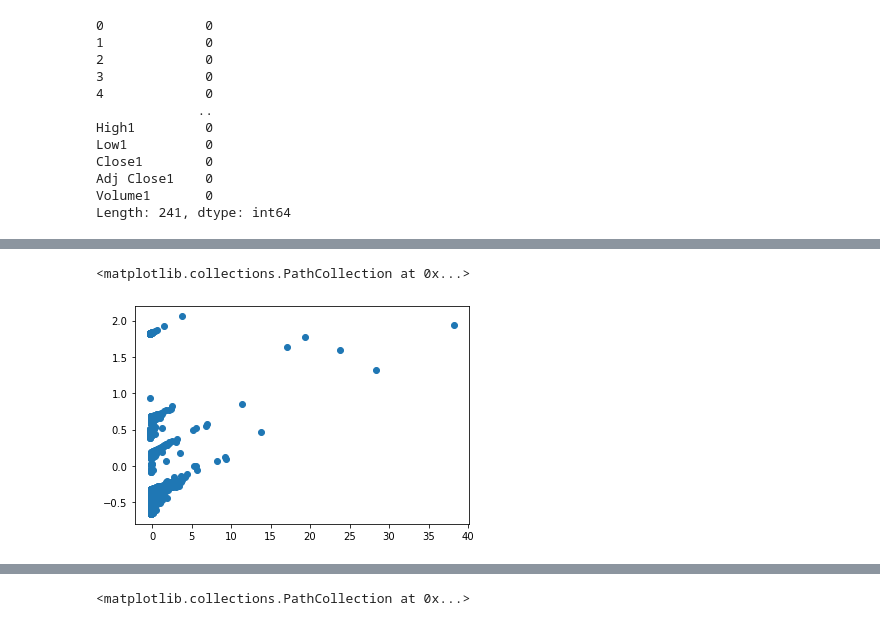
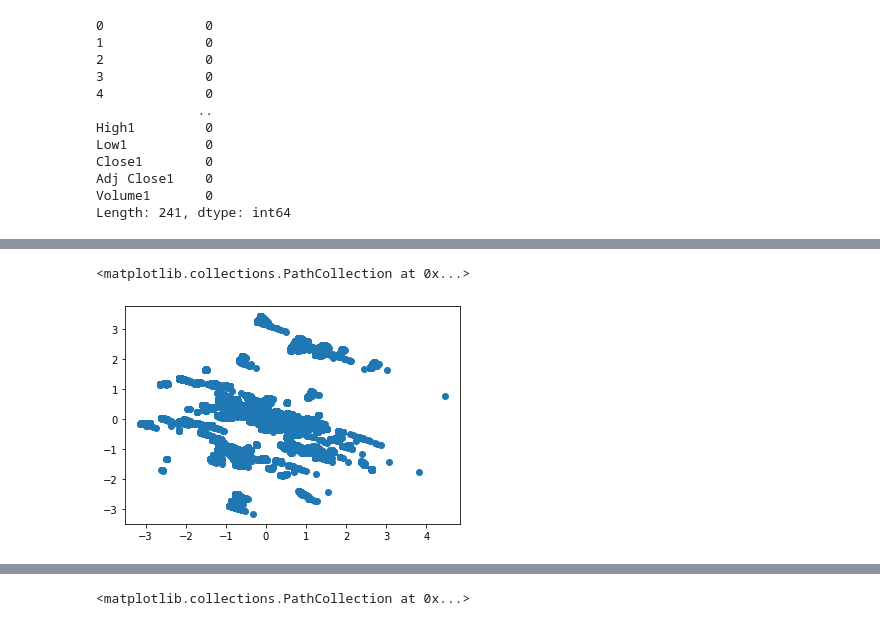
Before and after one commit to UrsulaAlcantara/IASProjet, a Jupyter notebook: data_analysis.ipynb, the cells around one changed output, grey strips where cells are left out. Cells and saved outputs as stored; diff of their text form; code cells hidden in the pictures.

Commit message:
preproc

```diff
--- a/data_analysis.ipynb
+++ b/data_analysis.ipynb
@@ -225,0 +224,3 @@ dataset = preprocessing(dataset)
+# %%
+index, X, Y = preprocessing(dataset)
+index, X, Y
@@ -226,7 +275,10 @@ dataset = preprocessing(dataset)
 # %%
-pca = PCA(n_components=0.99)
+pca = PCA(n_components=50)
 # %%
-pca_data = pca.fit_transform(dataset)
+pca_data = pca.fit_transform(X)
+# %%
+standard = sklearnp.StandardScaler()
+pca_data = standard.fit_transform(pca_data)
 # %%
 pca_data.shape
 # %% [output]
@@ -234,10 +299,10 @@ pca_data.shape
 # %%
 import matplotlib.pyplot as plt
 # %%
-plt.scatter(pca_data[:, 0], pca_data[:, 1])
+plt.scatter(pca_data[:,3], pca_data[:,5])
 # %% [output]
 <matplotlib.collections.PathCollection at 0x...>
-[figure, old version]
+[figure, new version]
 # %%
 pca.explained_variance_ratio_, pca.explained_variance_ratio_.shape
 # %% [output]
```
Also changed, not shown: parts of 16 cells of this notebook, 2 other files.
